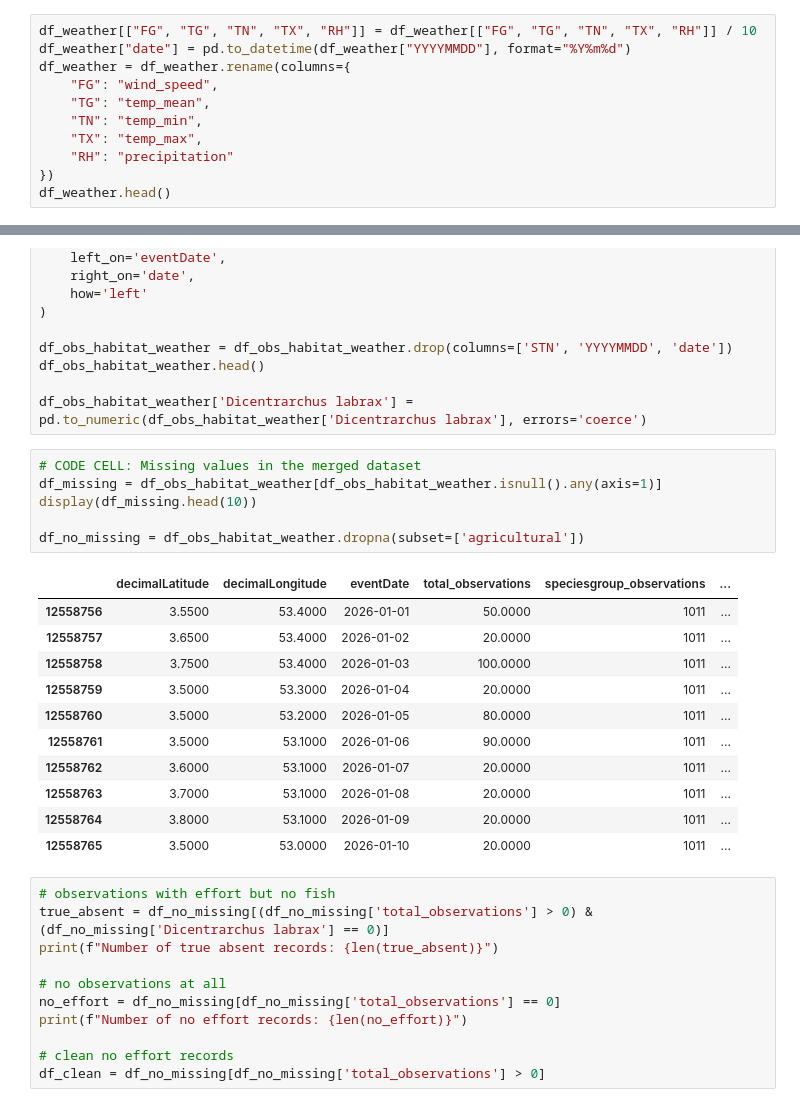
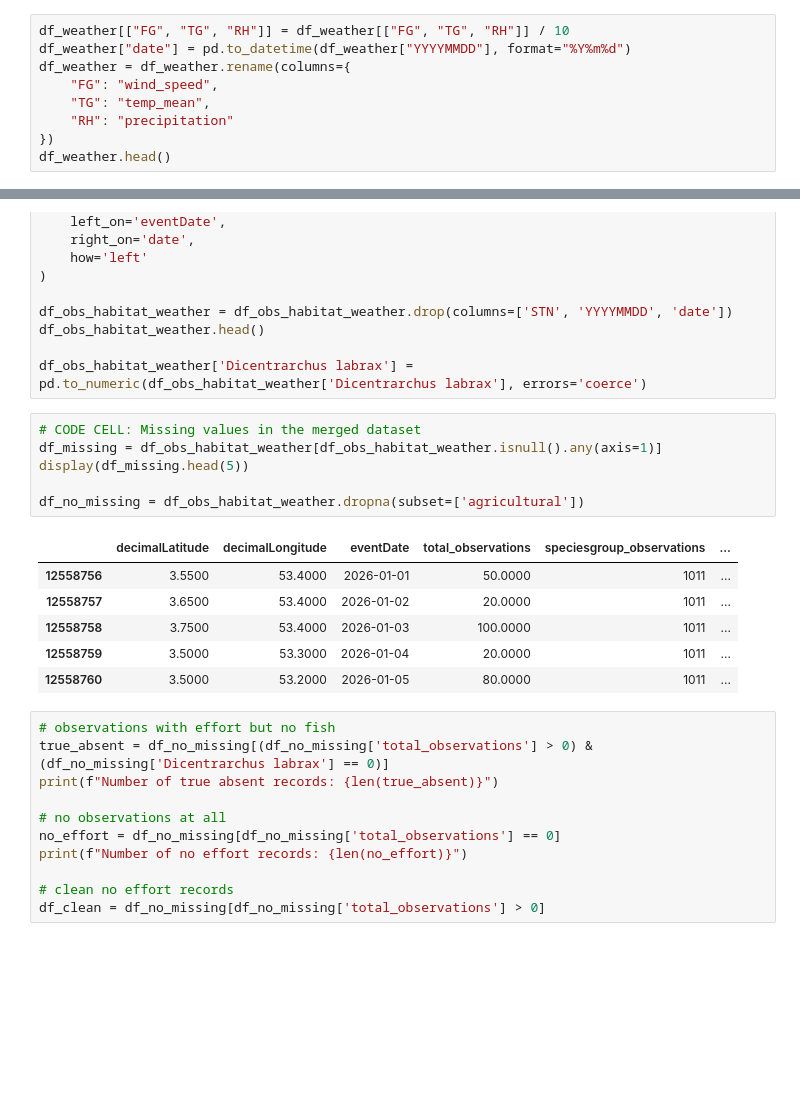
Before and after one commit to XueHu2222/DSAI, a Jupyter notebook: assignment_template_it1.ipynb, the cells around one changed output, grey strips where cells are left out. Saved outputs shown, nothing was run; the diff lists cells and outputs as text; blank space fills up the shorter version.

```diff
--- a/assignment_template_it1.ipynb
+++ b/assignment_template_it1.ipynb
@@ -30,13 +30,11 @@ df_habitats = pd.read_csv("./data/habitats_cbs_2022.csv")
 
 df_weather = pd.read_csv("./data/weather.csv", comment='#')
 # %%
-df_weather[["FG", "TG", "TN", "TX", "RH"]] = df_weather[["FG", "TG", "TN", "TX", "RH"]] / 10
+df_weather[["FG", "TG", "RH"]] = df_weather[["FG", "TG", "RH"]] / 10
 df_weather["date"] = pd.to_datetime(df_weather["YYYYMMDD"], format="%Y%m%d")
 df_weather = df_weather.rename(columns={
     "FG": "wind_speed",
     "TG": "temp_mean",
-    "TN": "temp_min",
-    "TX": "temp_max",
     "RH": "precipitation"
 })
 df_weather.head()
@@ -109,21 +107,16 @@ df_obs_habitat_weather['Dicentrarchus labrax'] = pd.to_numeric(df_obs_habitat_we
 # %%
 # CODE CELL: Missing values in the merged dataset
 df_missing = df_obs_habitat_weather[df_obs_habitat_weather.isnull().any(axis=1)]
-display(df_missing.head(10))
+display(df_missing.head(5))
 
 df_no_missing = df_obs_habitat_weather.dropna(subset=['agricultural'])
 # %% [output]
 |  | decimalLatitude | decimalLongitude | eventDate | total_observations | speciesgroup_observations | ... |
 | 12558756 | 3.5500 | 53.4000 | 2026-01-01 | 50.0000 | 1011 | ... |
 | 12558757 | 3.6500 | 53.4000 | 2026-01-02 | 20.0000 | 1011 | ... |
 | 12558758 | 3.7500 | 53.4000 | 2026-01-03 | 100.0000 | 1011 | ... |
 | 12558759 | 3.5000 | 53.3000 | 2026-01-04 | 20.0000 | 1011 | ... |
 | 12558760 | 3.5000 | 53.2000 | 2026-01-05 | 80.0000 | 1011 | ... |
-| 12558761 | 3.5000 | 53.1000 | 2026-01-06 | 90.0000 | 1011 | ... |
-| 12558762 | 3.6000 | 53.1000 | 2026-01-07 | 20.0000 | 1011 | ... |
-| 12558763 | 3.7000 | 53.1000 | 2026-01-08 | 20.0000 | 1011 | ... |
-| 12558764 | 3.8000 | 53.1000 | 2026-01-09 | 20.0000 | 1011 | ... |
-| 12558765 | 3.5000 | 53.0000 | 2026-01-10 | 20.0000 | 1011 | ... |
 # %%
 # observations with effort but no fish
 true_absent = df_no_missing[(df_no_missing['total_observations'] > 0) & (df_no_missing['Dicentrarchus labrax'] == 0)]
```
Also changed, not shown: parts of 19 cells of this notebook, 1 other file.
